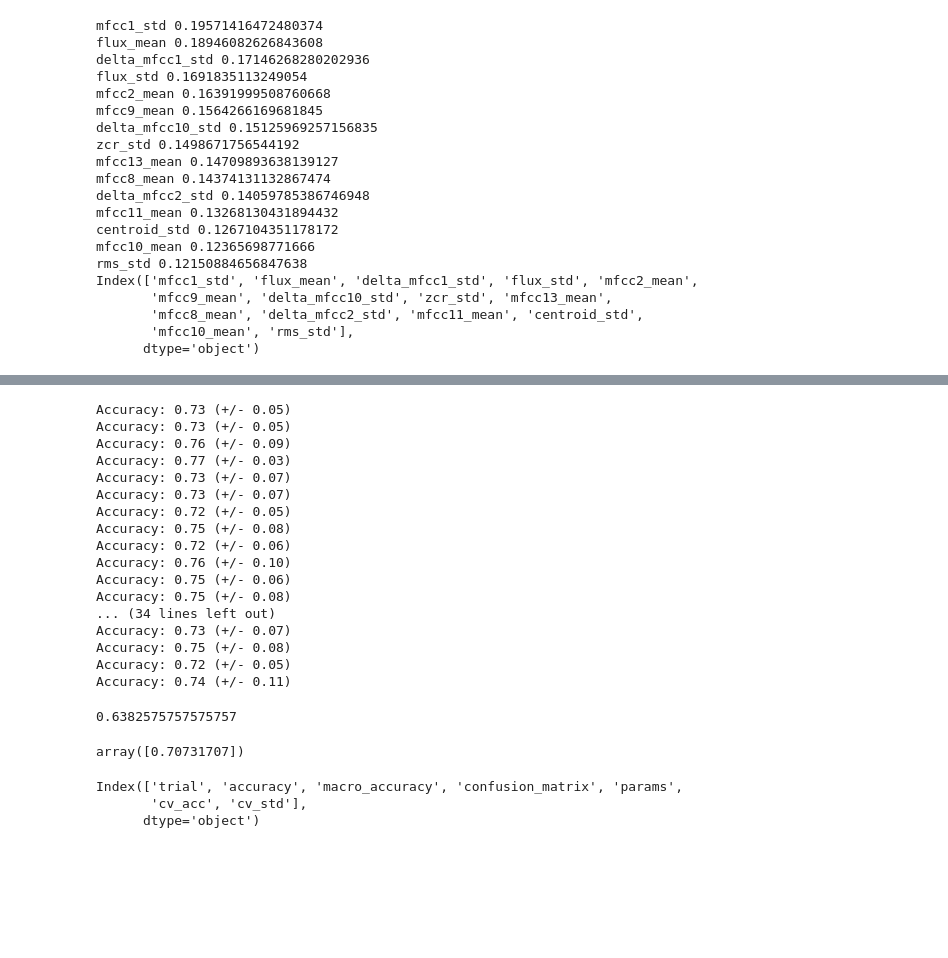
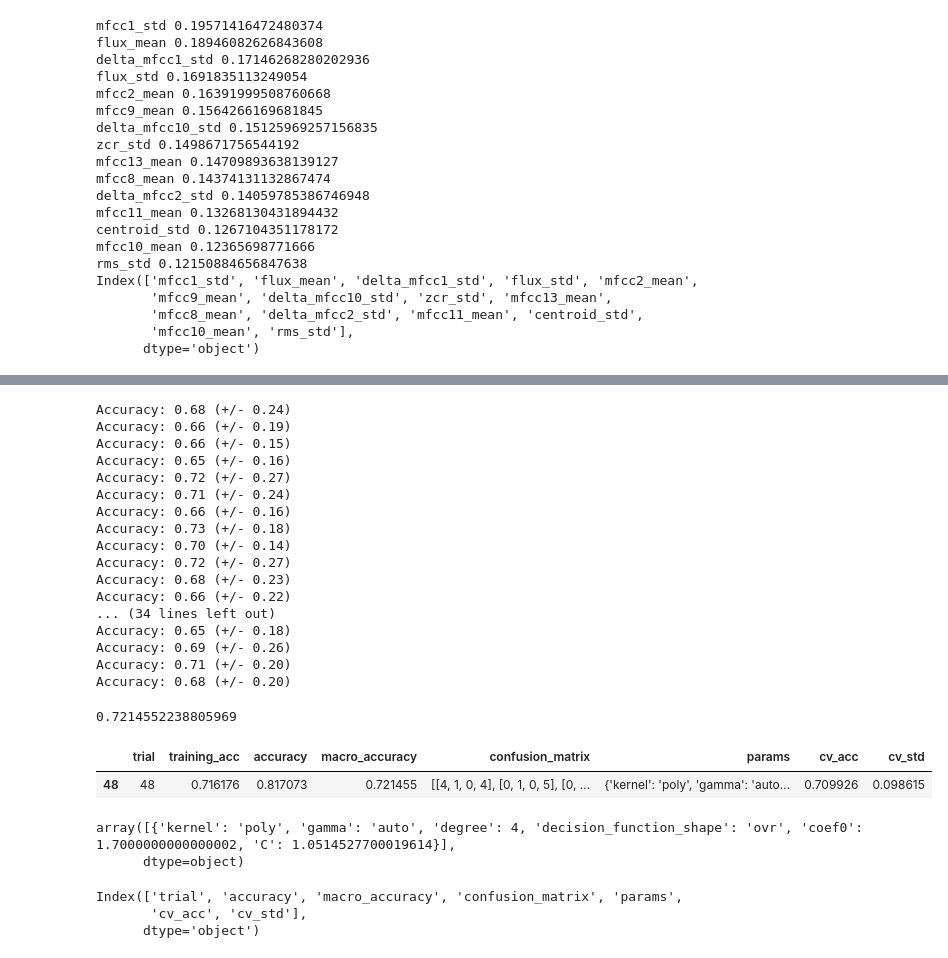
Before and after one commit to VedantKalbag/drum-style-identification, a Jupyter notebook: baseline_classifier.ipynb, the cells around one changed output, grey strips where cells are left out. Saved outputs shown, nothing was run; the diff lists cells and outputs as text; code cells hidden in the pictures; blank space fills up the shorter version.

```diff
--- a/baseline_classifier.ipynb
+++ b/baseline_classifier.ipynb
@@ -377,3 +451,7 @@ def extract_manual_features(x,fs):
+# %%
+x = df['audio'][0]
+x
+fs=44100
 # %%
 df=info
 df['mfcc_mean'] = ''
@@ -557,3 +702,8 @@ See the caveats in the documentation: https://pandas.pydata.org/pandas-docs/stab
+# %%
+from sklearn.preprocessing import StandardScaler
+scaler = StandardScaler()
+X_train = scaler.fit_transform(X_train)
+X_test = scaler.transform(X_test)
 # %%
 from sklearn.exceptions import UndefinedMetricWarning
 warnings.filterwarnings('ignore', category=UndefinedMetricWarning)
@@ -633,9 +783,10 @@ knn_grid = {'n_neighbors':k}
 
 
 knn = KNeighborsClassifier()
-KNN_model=RandomizedSearchCV(estimator = knn, param_distributions=knn_grid,cv=10,verbose=2,n_jobs=4)
+KNN_model=RandomizedSearchCV(estimator = knn, param_distributions=knn_grid,cv=10,verbose=2,n_jobs=1)
 KNN_model.fit(X_train, y_train)
 print(KNN_model.best_params_)
+print(f'Training CV Accuracy: {KNN_model.best_score_}')
 KNN_prediction = KNN_model.predict(X_test)
 score=precision_score(y_test, KNN_prediction, average='macro')
 accuracy = accuracy_score(y_test, KNN_prediction)
@@ -1437,6 +1688,7 @@ svm_grid = { 'C' : C,
 svc = SVC()
 svm_df=pd.DataFrame()
 svm_df['trial']=[]
+svm_df['training_acc']=[]
 svm_df['accuracy'] = []
 svm_df['macro_accuracy'] = []
 svm_df['confusion_matrix']=[]
@@ -1445,6 +1697,7 @@ svm_df['cv_acc']=[]
 svm_df['cv_std']=[]
 
 trial=[]
+training_acc = []
 accuracy=[]
 macro_accuracy=[]
 confusion=[]
@@ -1453,11 +1706,16 @@ cv_acc=[]
 cv_std=[]
 for i in range(0,50):
     trial.append(i)
+    #Optimize Hyperparameters
     svc_RandomGrid = RandomizedSearchCV(estimator = svc, param_distributions=svm_grid,cv=10,verbose=0,n_jobs=4) #verbose=2
     svc_RandomGrid.fit(X_train,y_train)
+    #print(f'Training CV Accuracy: {svc_RandomGrid.best_score_}')
+    training_acc.append(svc_RandomGrid.best_score_)
     #print(svc_RandomGrid.best_params_)
     params.append(svc_RandomGrid.best_params_)
+    #Predict based on hyperparameters that are optimized
     y_prediction = svc_RandomGrid.predict(X_test)
+    #Calculate accuracy scores for testing
     score=precision_score(y_test, y_prediction, average='macro')
     acc = accuracy_score(y_test, y_prediction)
     cm = confusion_matrix(y_test, y_prediction) # clean, highfry, layered, lowfry, midfry, no vocals
@@ -1465,44 +1723,51 @@ for i in range(0,50):
     accuracy.append(acc)
     macro_accuracy.append(score)
     confusion.append(cm)
-    scores = cross_validate(svc_RandomGrid, X_train, y_train, cv=5)
-    cv_acc.append(scores['test_score'].mean())
-    cv_std.append(scores['test_score'].std())
-    print("Accuracy: %0.2f (+/- %0.2f)" % (scores['test_score'].mean(), scores['test_score'].std() * 2))
+    # scores = cross_validate(svc_RandomGrid, X_train, y_train, cv=10)
+    # cv_acc.append(scores['test_score'].mean())
+    # cv_std.append(scores['test_score'].std())
+    # print("Accuracy: %0.2f (+/- %0.2f)" % (scores['test_score'].mean(), scores['test_score'].std() * 2))
     #print(f"Confusion Matrix:\n {cm}")
     #print(f"Accuracy score: {accuracy}")
     #print(f"Macro accuracy score: {score}")
 
 
 svm_df['trial']= trial
+svm_df['cv_acc']=training_acc
 svm_df['accuracy'] = accuracy
 svm_df['macro_accuracy'] = macro_accuracy
 svm_df['confusion_matrix']=confusion
 svm_df['params']=params
-svm_df['cv_acc']=cv_acc
-svm_df['cv_std']=cv_std
+# svm_df['cv_acc']=cv_acc
+# svm_df['cv_std']=cv_std
 
 svm_df['macro_accuracy'].max()
 # %% [output]
-Accuracy: 0.73 (+/- 0.05)
-Accuracy: 0.73 (+/- 0.05)
-Accuracy: 0.76 (+/- 0.09)
-Accuracy: 0.77 (+/- 0.03)
-Accuracy: 0.73 (+/- 0.07)
-Accuracy: 0.73 (+/- 0.07)
-Accuracy: 0.72 (+/- 0.05)
-Accuracy: 0.75 (+/- 0.08)
-Accuracy: 0.72 (+/- 0.06)
-Accuracy: 0.76 (+/- 0.10)
-Accuracy: 0.75 (+/- 0.06)
-Accuracy: 0.75 (+/- 0.08)
+Accuracy: 0.68 (+/- 0.24)
+Accuracy: 0.66 (+/- 0.19)
+Accuracy: 0.66 (+/- 0.15)
+Accuracy: 0.65 (+/- 0.16)
+Accuracy: 0.72 (+/- 0.27)
+Accuracy: 0.71 (+/- 0.24)
+Accuracy: 0.66 (+/- 0.16)
+Accuracy: 0.73 (+/- 0.18)
+Accuracy: 0.70 (+/- 0.14)
+Accuracy: 0.72 (+/- 0.27)
+Accuracy: 0.68 (+/- 0.23)
+Accuracy: 0.66 (+/- 0.22)
 ... (34 lines left out)
-Accuracy: 0.73 (+/- 0.07)
-Accuracy: 0.75 (+/- 0.08)
-Accuracy: 0.72 (+/- 0.05)
-Accuracy: 0.74 (+/- 0.11)
+Accuracy: 0.65 (+/- 0.18)
+Accuracy: 0.69 (+/- 0.26)
+Accuracy: 0.71 (+/- 0.20)
+Accuracy: 0.68 (+/- 0.20)
-0.6382575757575757
+0.7214552238805969
 # %%
-svm_df[svm_df['macro_accuracy'] == 0.6382575757575757]['accuracy'].values
+svm_df[svm_df['macro_accuracy'] == svm_df['macro_accuracy'].max()]
 # %% [output]
-array([0.70731707])
+|  | trial | training_acc | accuracy | macro_accuracy | confusion_matrix | params | cv_acc | cv_std |
+| 48 | 48 | 0.716176 | 0.817073 | 0.721455 | [[4, 1, 0, 4], [0, 1, 0, 5], [0, ... | {'kernel': 'poly', 'gamma': 'auto... | 0.709926 | 0.098615 |
+# %%
+svm_df[svm_df['trial'] == 30]['params'].values
+# %% [output]
+array([{'kernel': 'poly', 'gamma': 'auto', 'degree': 4, 'decision_function_shape': 'ovr', 'coef0': 1.7000000000000002, 'C': 1.0514527700019614}],
+      dtype=object)
```
Also changed, not shown: parts of 24 cells of this notebook.
